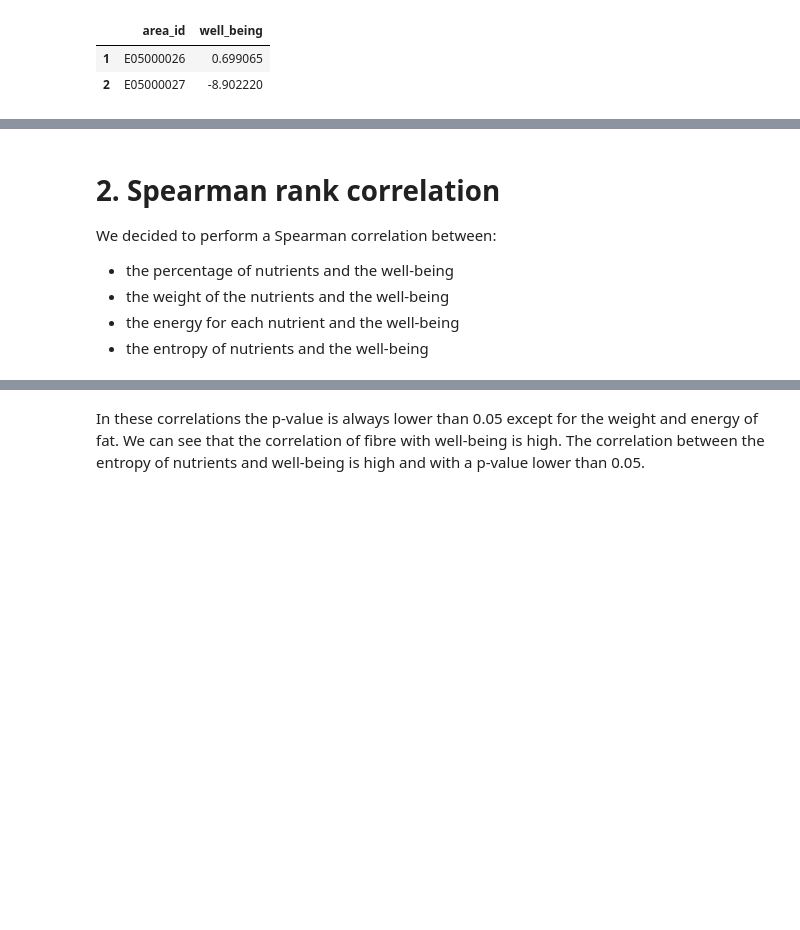
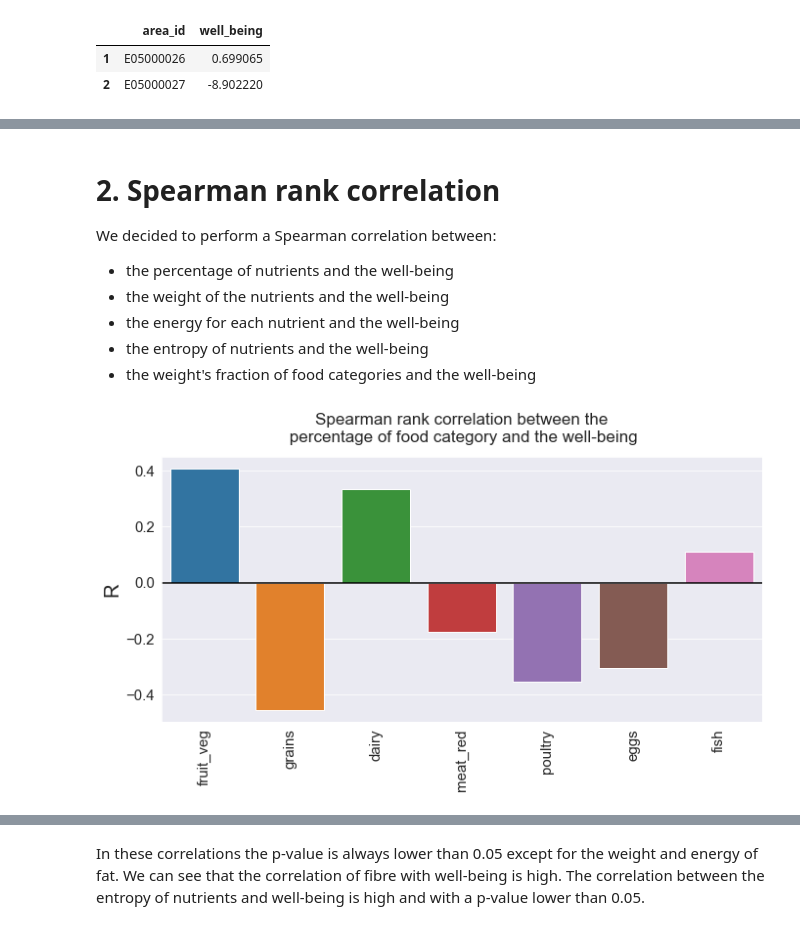
Before and after one commit to epfl-ada/ada-2020-project-milestone-p3-p3_improvise-adapt-overcome, a Jupyter notebook: p4_milestone.ipynb, the cells around one changed output, grey strips where cells are left out. Saved outputs shown, nothing was run; the diff lists cells and outputs as text; code cells hidden in the pictures; blank space fills up the shorter version.

```diff
--- a/p4_milestone.ipynb
+++ b/p4_milestone.ipynb
@@ -160,6 +168,7 @@ We decided to perform a Spearman correlation between:
  - the weight of the nutrients and the well-being
  - the energy for each nutrient and the well-being
  - the entropy of nutrients and the well-being
+ - the weight's fraction of food categories and the well-being
 # %%
 spearman_nutrients = {}
 spearman_nutrients_plot = {}
@@ -199,0 +231,5 @@ def plot_barplot(x, y, title='Correlation', ylabel='R'):
+# %%
+plot_barplot(food_types, list(spearman_types_plot.values()),
+             title="Spearman rank correlation between the\n percentage of food category and the well-being", ylabel='R', save_image=True, save_name="spearman_wiki_score.png")
+# %% [output]
+[figure, added]
```
Also changed, not shown: parts of 25 cells of this notebook.
